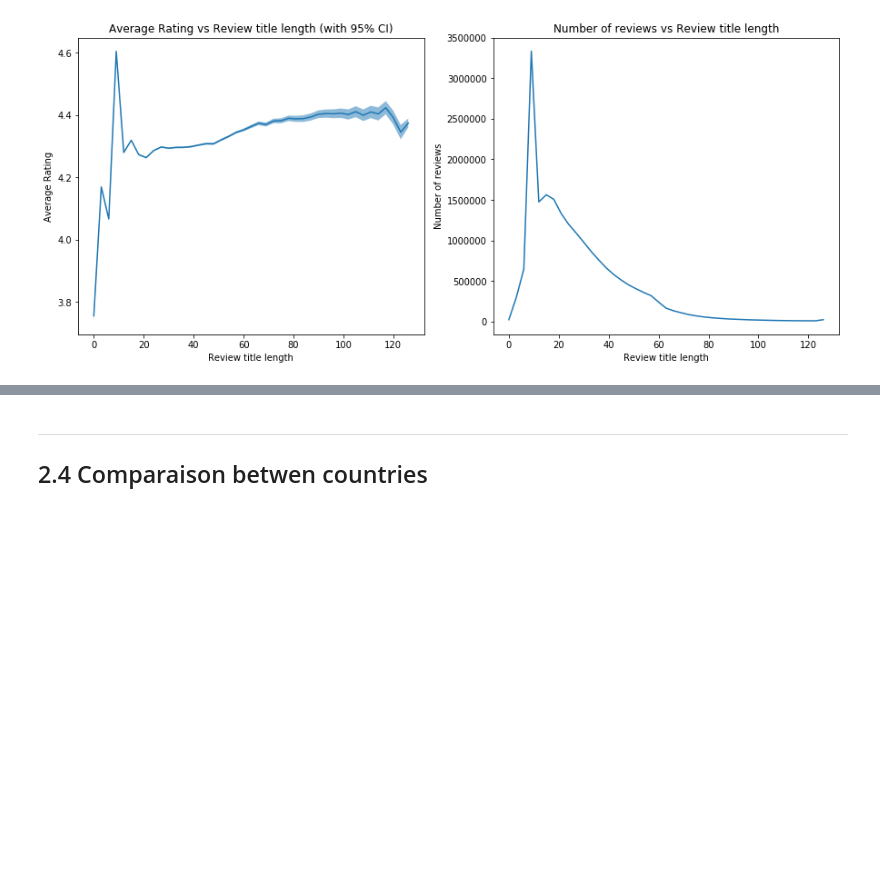
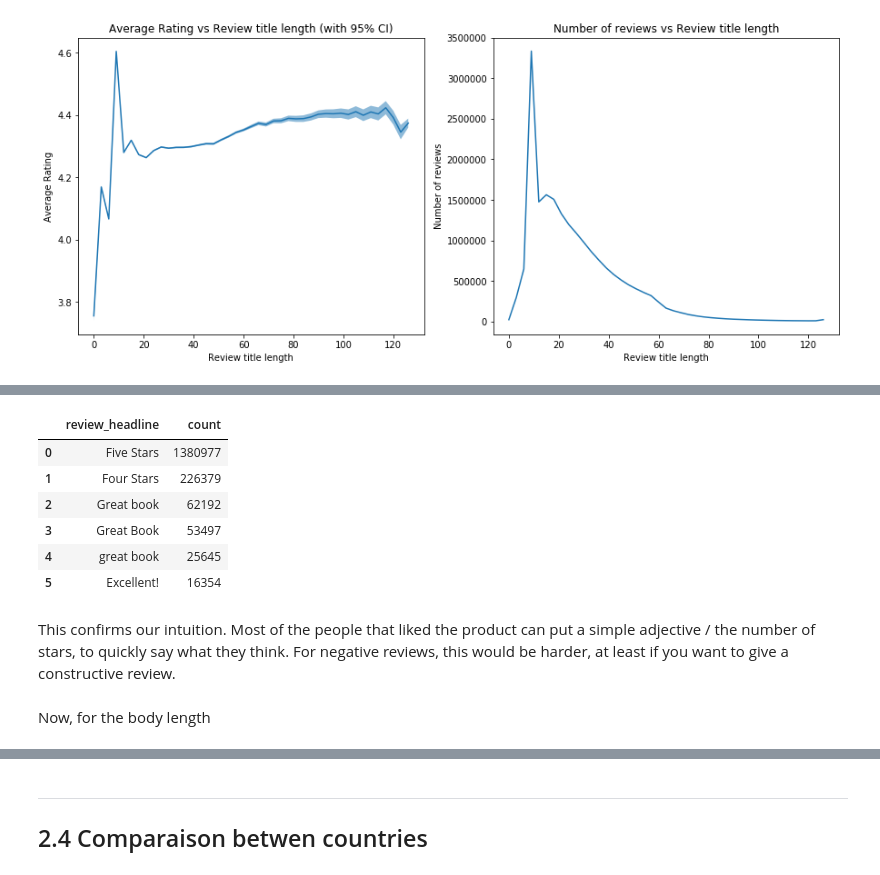
Before and after one commit to Billotais/cs_401_project, a Jupyter notebook: notebook.ipynb, the cells around one changed output, grey strips where cells are left out. Cells and saved outputs as stored; diff of their text form; code cells hidden in the pictures; blank space fills up the shorter version.

```diff
--- a/notebook.ipynb
+++ b/notebook.ipynb
@@ -387,0 +370,20 @@ There does not seem to be any structure here. Text length is quite equally distr
+# %%
+data_10_char = data.select(data['review_headline'],length(data['review_headline']).alias('title_length'),data['review_id'])
+data_10 = data_10_char.where('title_length == 10').groupby('review_headline').agg(f.count('review_id'))\
+                            .withColumnRenamed('count(review_id)', 'count').where('count>5')
+# %%
+d = data_10.toPandas()
+d = d.sort_values('count',ascending=False).reset_index(drop=True)
+d.head(6)
+# %% [output]
+|  | review_headline | count |
+| 0 | Five Stars | 1380977 |
+| 1 | Four Stars | 226379 |
+| 2 | Great book | 62192 |
+| 3 | Great Book | 53497 |
+| 4 | great book | 25645 |
+| 5 | Excellent! | 16354 |
+# %% [markdown]
+This confirms our intuition. Most of the people that liked the product can put a simple adjective / the number of stars, to quickly say what they think. For negative reviews, this would be harder, at least if you want to give a constructive review.
+# %% [markdown]
+Now, for the body length
```
Also changed, not shown: parts of 42 cells of this notebook, 1 other file.
